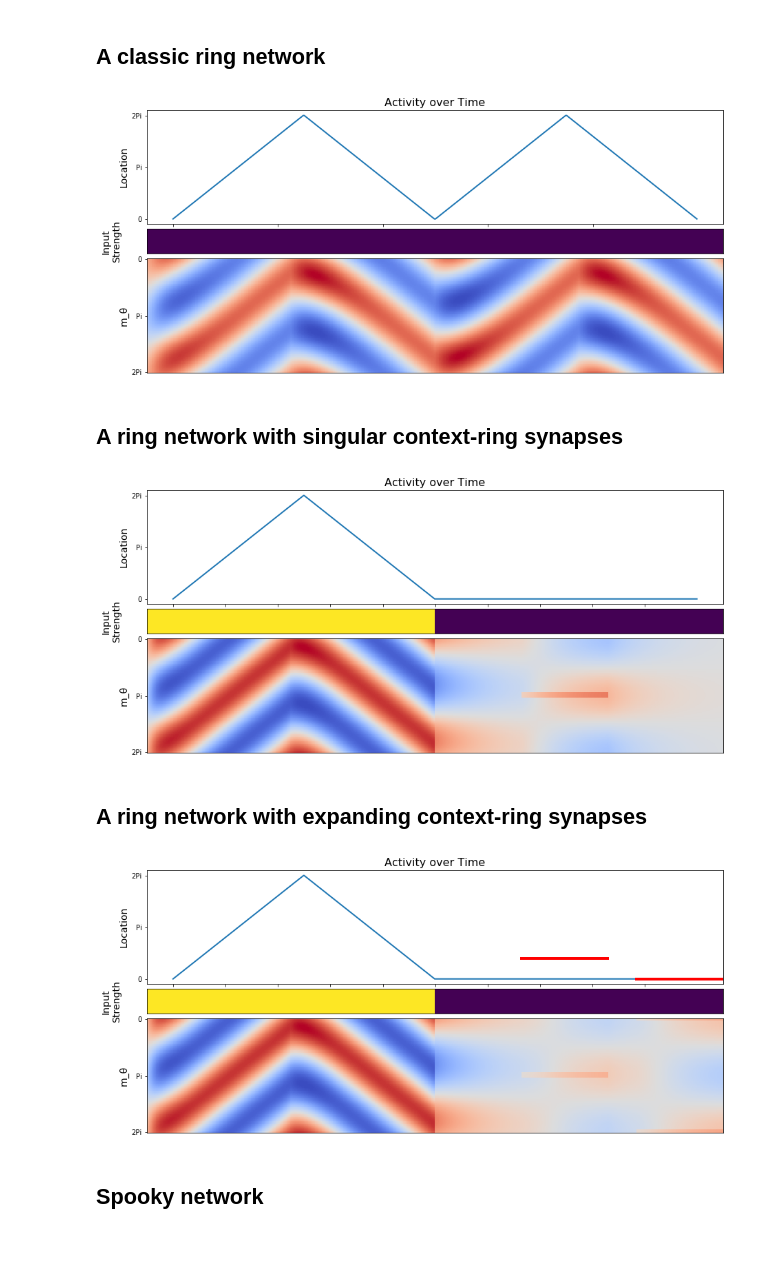
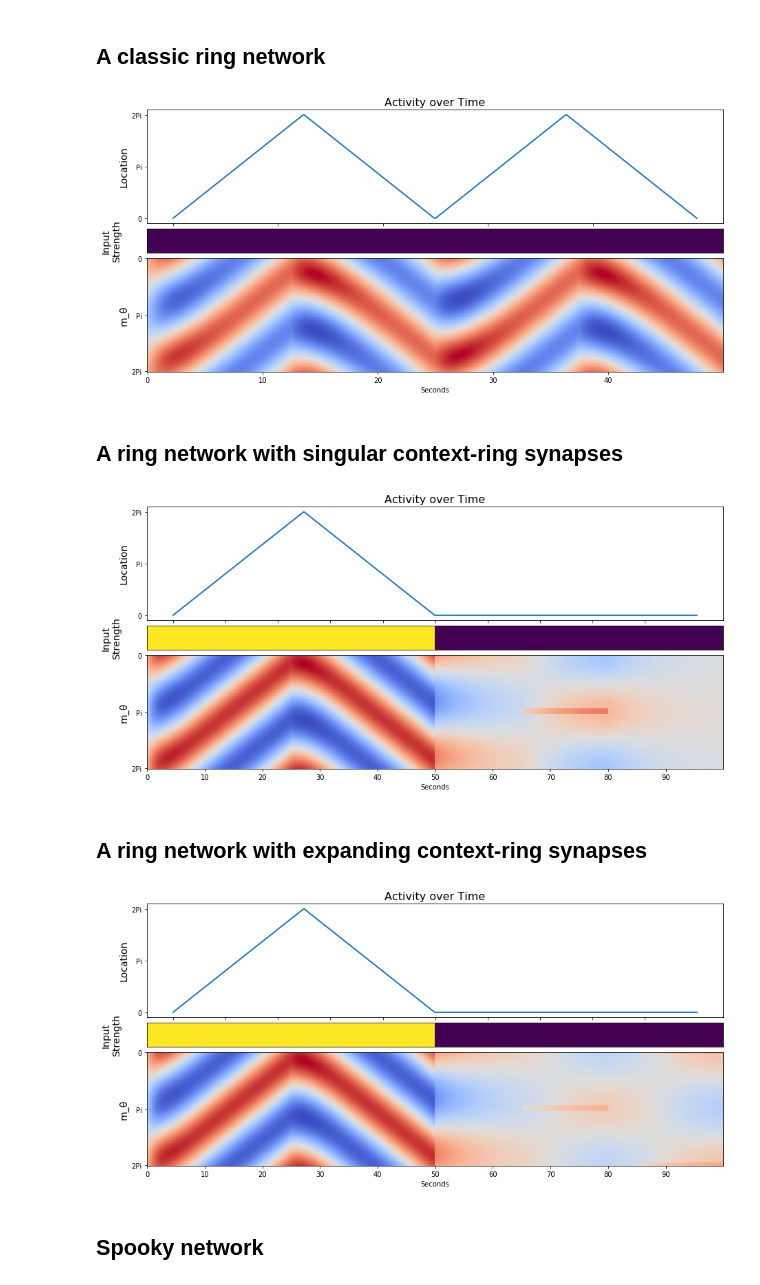
Before and after one commit to chingf/hf-memory-model, a Jupyter notebook: 01-17-run-network.ipynb, the cells around one changed output. Drawn from its saved outputs; the diff is of its cells as text; code cells hidden in the pictures; blank space fills up the shorter version.

Commit message:
Add plotting class and GUI for exploring parameters

```diff
--- a/01-17-run-network.ipynb
+++ b/01-17-run-network.ipynb
@@ -53,3 +11,5 @@ def plot_output(locations, alphas, f, input_c=None, target_indices=None):
+# %%
+plotmaker = PlotMaker()
 # %% [markdown]
 ## A classic ring network
 # %%
@@ -64,9 +24,9 @@ input = np.concatenate([
 alphas = np.ones(input.size)*0.6
 m, f = network.simulate(input, alphas)
 # %%
-plot_output(input, alphas, f)
+plotmaker.plot_main(input, alphas, f)
 # %% [output]
-[figure, old version]
+[figure, new version]
 # %% [markdown]
 ## A ring network with singular context-ring synapses
 # %%
@@ -89,9 +49,9 @@ alphas[500:,] = 0
 input_c[650:800, -1] = 1
 m, f, dmdt = network.simulate(input, input_c, alphas)
 # %%
-plot_output(input, alphas, f)
+plotmaker.plot_main(input, alphas, f)
 # %% [output]
-[figure, old version]
+[figure, new version]
 # %% [markdown]
 ## A ring network with expanding context-ring synapses
 # %%
@@ -119,9 +79,9 @@ input_c[650:800, 0] = 1
 input_c[850:, 1] = 1
 m, f, dmdt = network.simulate(input, input_c, alphas)
 # %%
-plot_output(input, alphas, f, input_c, target_indices)
+plotmaker.plot_main(input, alphas, f)
 # %% [output]
-[figure, old version]
+[figure, new version]
 # %% [markdown]
 ## Spooky network
 # %%
```
Also changed, not shown: parts of 6 cells of this notebook, 1 other file.
